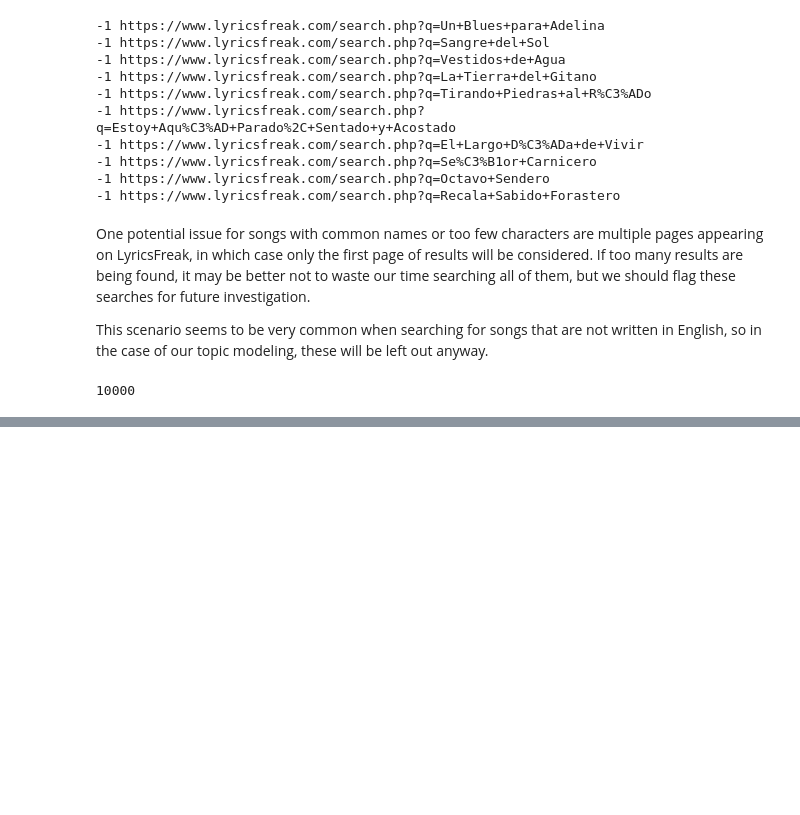
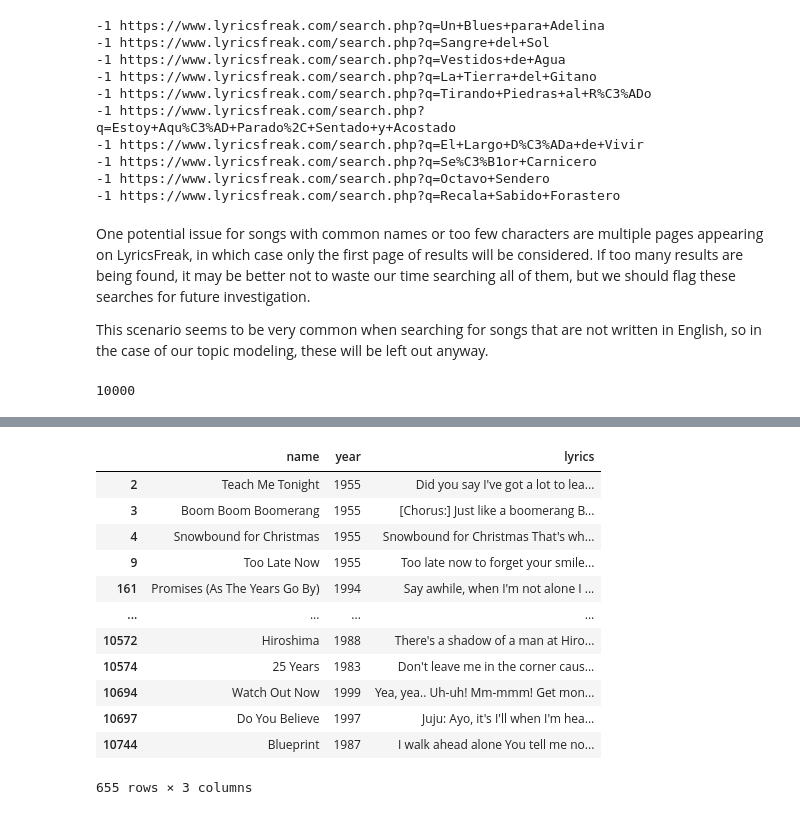
Before and after one commit to levijhall/spotify_rec, a Jupyter notebook: notebook/Lyric_Scraping.ipynb, the cells around one changed output, grey strips where cells are left out. Drawn from its saved outputs; the diff is of its cells as text; code cells hidden in the pictures; blank space fills up the shorter version.

```diff
--- a/notebook/Lyric_Scraping.ipynb
+++ b/notebook/Lyric_Scraping.ipynb
@@ -523,0 +526,2 @@ search_terms.to_pickle('../data/final/lyrics.pkl')
+# %%
+lyrics = search_terms.loc[search_terms['status'] > 0.5]
@@ -523,0 +547,6 @@ search_terms.to_pickle('../data/final/lyrics.pkl')
+# %%
+from langdetect import detect
+from langdetect import DetectorFactory
+DetectorFactory.seed = 0
+
+lyrics['lang'] = lyrics['lyrics'].apply(detect)
@@ -523,0 +575,18 @@ search_terms.to_pickle('../data/final/lyrics.pkl')
+# %%
+docs = lyrics[['name', 'year', 'lyrics']].loc[lyrics['lang'] == 'en']
+docs.drop_duplicates(inplace=True)
+docs
+# %% [output]
+|  | name | year | lyrics |
+| 2 | Teach Me Tonight | 1955 | Did you say I've got a lot to lea... |
+| 3 | Boom Boom Boomerang | 1955 | [Chorus:] Just like a boomerang B... |
+| 4 | Snowbound for Christmas | 1955 | Snowbound for Christmas That's wh... |
+| 9 | Too Late Now | 1955 | Too late now to forget your smile... |
+| 161 | Promises (As The Years Go By) | 1994 | Say awhile, when I'm not alone I ... |
+| ... | ... | ... | ... |
+| 10572 | Hiroshima | 1988 | There's a shadow of a man at Hiro... |
+| 10574 | 25 Years | 1983 | Don't leave me in the corner caus... |
+| 10694 | Watch Out Now | 1999 | Yea, yea.. Uh-uh! Mm-mmm! Get mon... |
+| 10697 | Do You Believe | 1997 | Juju: Ayo, it's I'll when I'm hea... |
+| 10744 | Blueprint | 1987 | I walk ahead alone You tell me no... |
+655 rows × 3 columns
```
Also changed, not shown: parts of 14 cells of this notebook.
